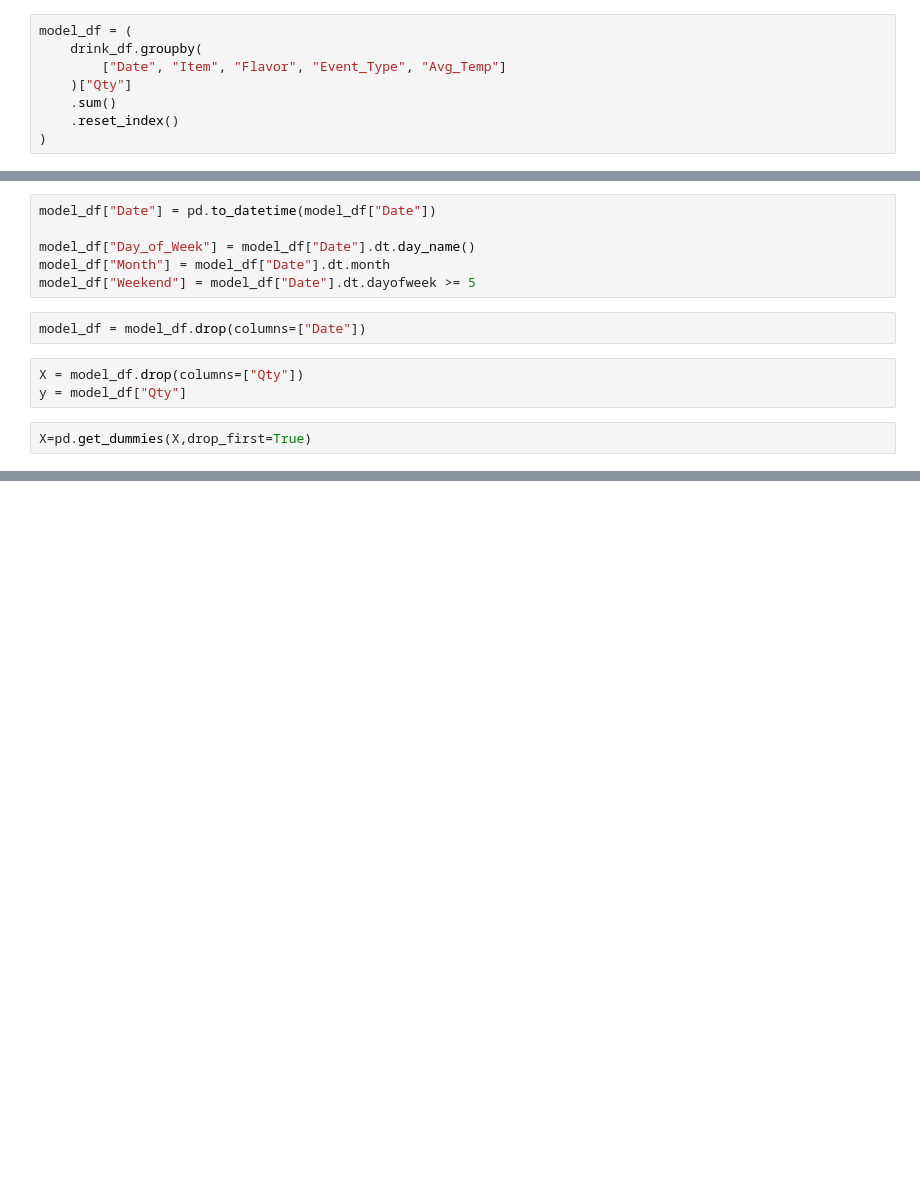
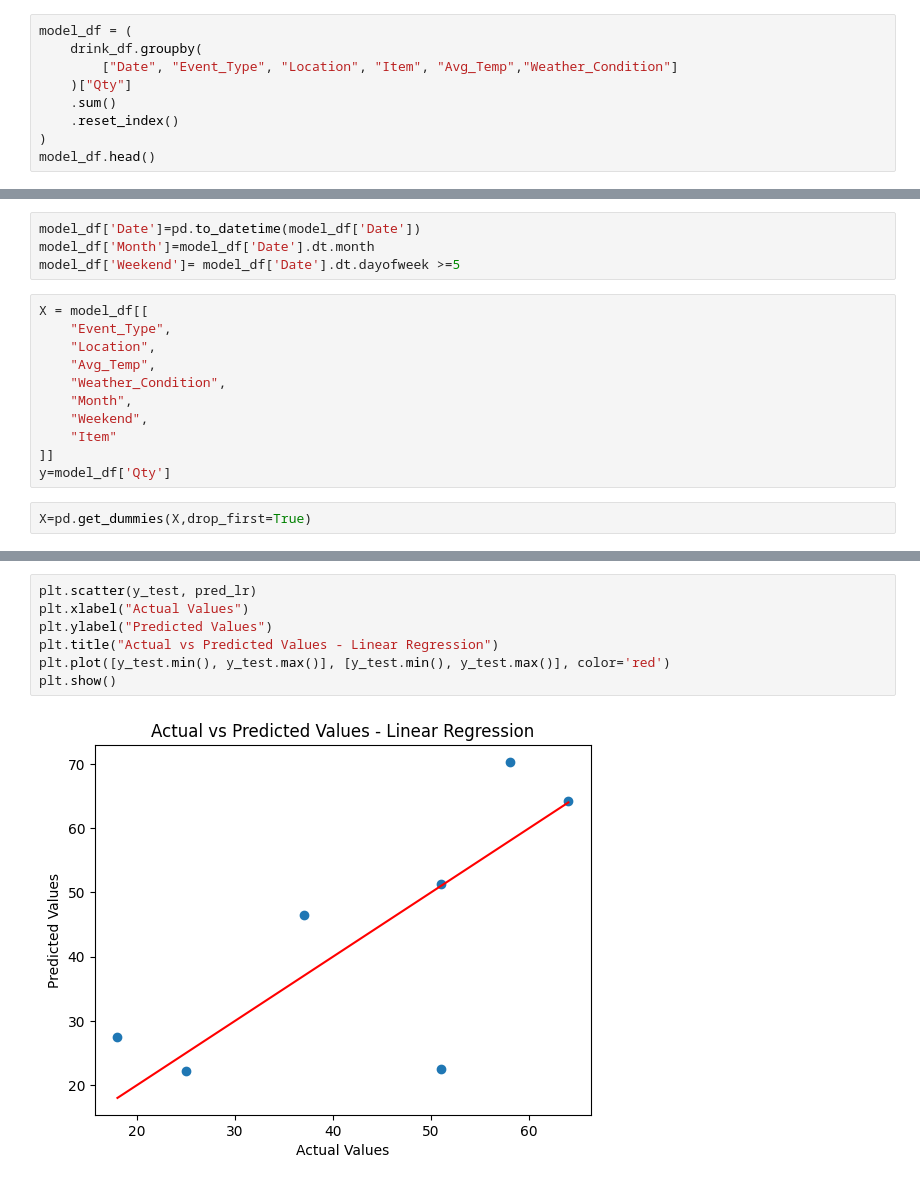
Before and after one commit to zoetankersley/sunrise_social_club, a Jupyter notebook: notebooks/modeling.ipynb, the cells around one changed output, grey strips where cells are left out. Cells and saved outputs as stored; diff of their text form; blank space fills up the shorter version.

Commit message:
improve predictive modeling

```diff
--- a/notebooks/modeling.ipynb
+++ b/notebooks/modeling.ipynb
@@ -18,8 +15,9 @@ drink_df = df[df["Item"].isin(["Matcha Latte", "Cold Brew", "Lemonade"])]
 # %%
 model_df = (
     drink_df.groupby(
-        ["Date", "Item", "Flavor", "Event_Type", "Avg_Temp"]
+        ["Date", "Event_Type", "Location", "Item", "Avg_Temp","Weather_Condition"]
     )["Qty"]
     .sum()
     .reset_index()
 )
+model_df.head()
@@ -35,13 +31,17 @@ model_df.head()
 # %%
-model_df["Date"] = pd.to_datetime(model_df["Date"])
-
-model_df["Day_of_Week"] = model_df["Date"].dt.day_name()
-model_df["Month"] = model_df["Date"].dt.month
-model_df["Weekend"] = model_df["Date"].dt.dayofweek >= 5
+model_df['Date']=pd.to_datetime(model_df['Date'])
+model_df['Month']=model_df['Date'].dt.month
+model_df['Weekend']= model_df['Date'].dt.dayofweek >=5
-# %%
-model_df = model_df.drop(columns=["Date"])
 # %%
-X = model_df.drop(columns=["Qty"])
-y = model_df["Qty"]
+X = model_df[[
+    "Event_Type",
+    "Location",
+    "Avg_Temp",
+    "Weather_Condition",
+    "Month",
+    "Weekend",
+    "Item"
+]]
+y=model_df['Qty']
 # %%
 X=pd.get_dummies(X,drop_first=True)
@@ -238,0 +106,9 @@ Name: Predicted_Qty, dtype: float64
+# %%
+plt.scatter(y_test, pred_lr)
+plt.xlabel("Actual Values")
+plt.ylabel("Predicted Values")
+plt.title("Actual vs Predicted Values - Linear Regression")
+plt.plot([y_test.min(), y_test.max()], [y_test.min(), y_test.max()], color='red')
+plt.show()
+# %% [output]
+[figure, added]
```
Also changed, not shown: parts of 44 cells of this notebook, 6 other files.
